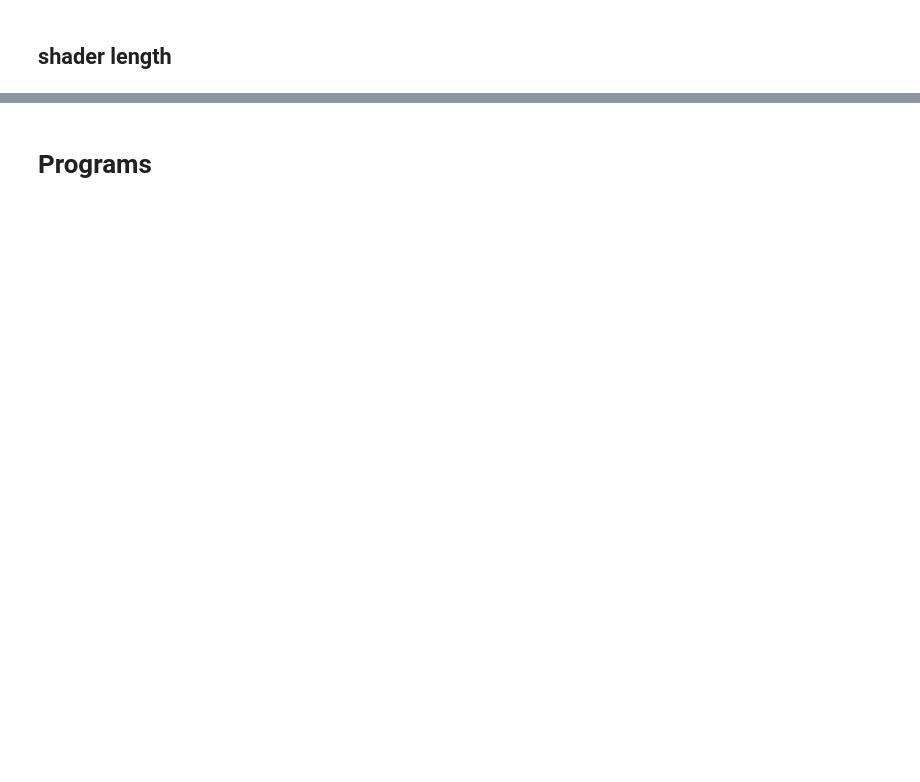
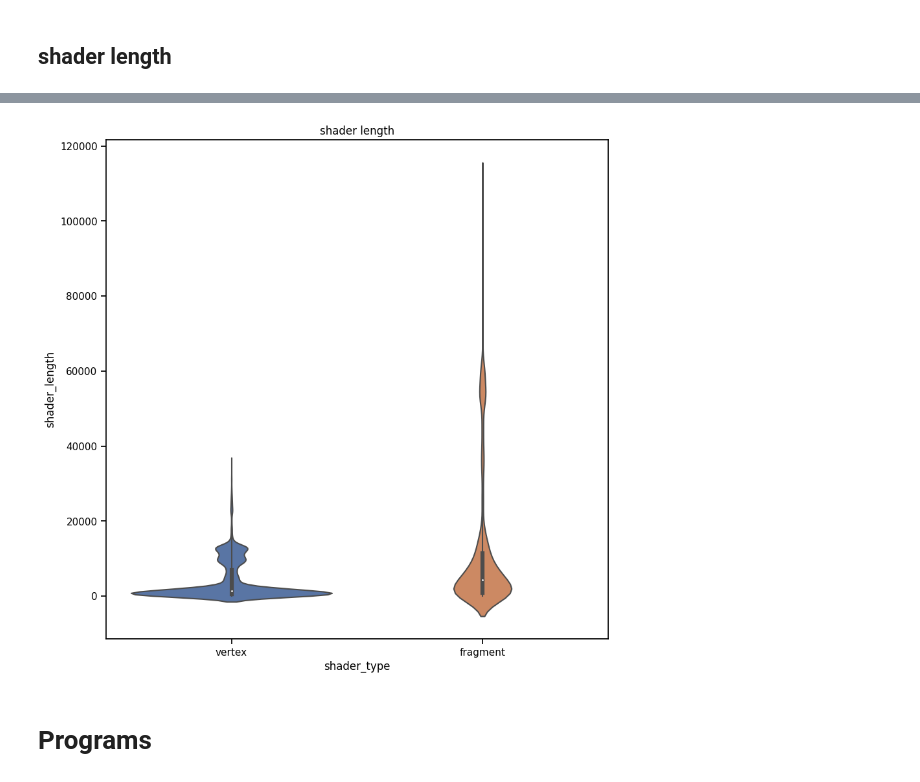
Before and after one commit to yudshj/WebGL-Empirical-Study-new, a Jupyter notebook: 3-4.AnalyzeRaf/4_analyze_huls.ipynb, the cells around one changed output, grey strips where cells are left out. Saved outputs shown, nothing was run; the diff lists cells and outputs as text; code cells hidden in the pictures; blank space fills up the shorter version.

```diff
--- a/3-4.AnalyzeRaf/4_analyze_huls.ipynb
+++ b/3-4.AnalyzeRaf/4_analyze_huls.ipynb
@@ -494,2 +737,10 @@ print('frag', shader_df_frag.describe())
+# %%
+plt.figure(figsize=(10, 10))
+# sns.histplot(data=df_shaders_trim_dedup, x="shader_length", hue="shader_type", multiple="layer", element="step")
+sns.violinplot(data=df_shaders_trim, x="shader_type", y="shader_length")
+plt.title('shader length')
+plt.show()
+# %% [output]
+[figure, added]
 # %% [markdown]
 # Programs
```
Also changed, not shown: parts of 66 cells of this notebook.
